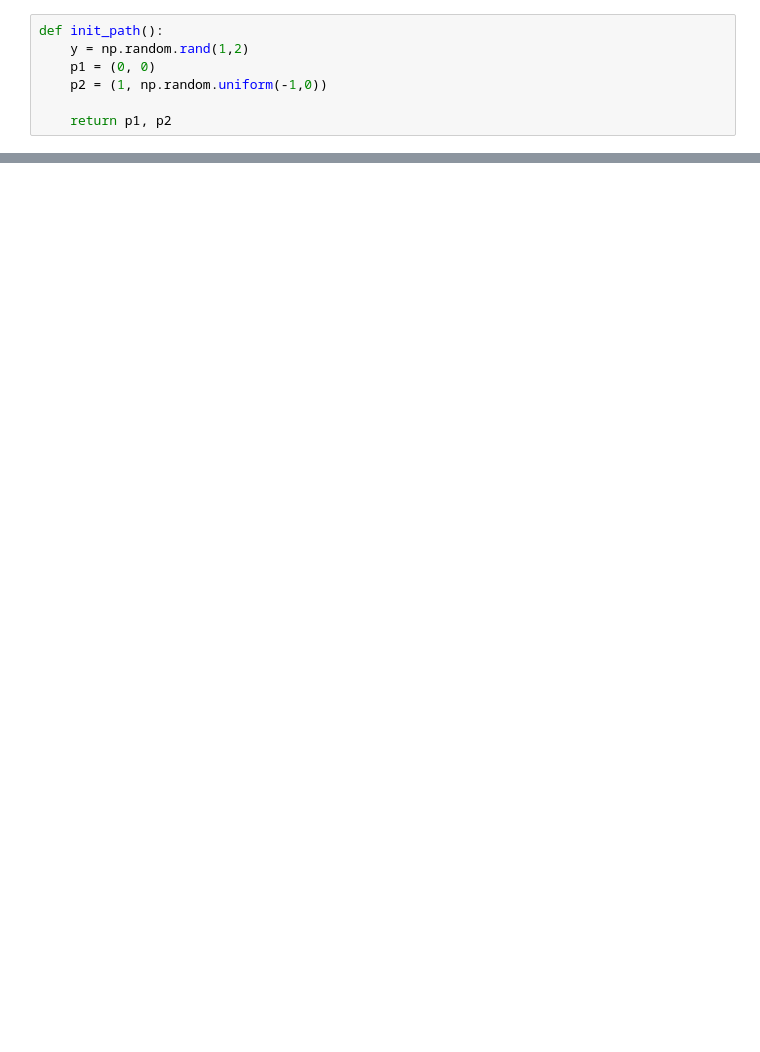
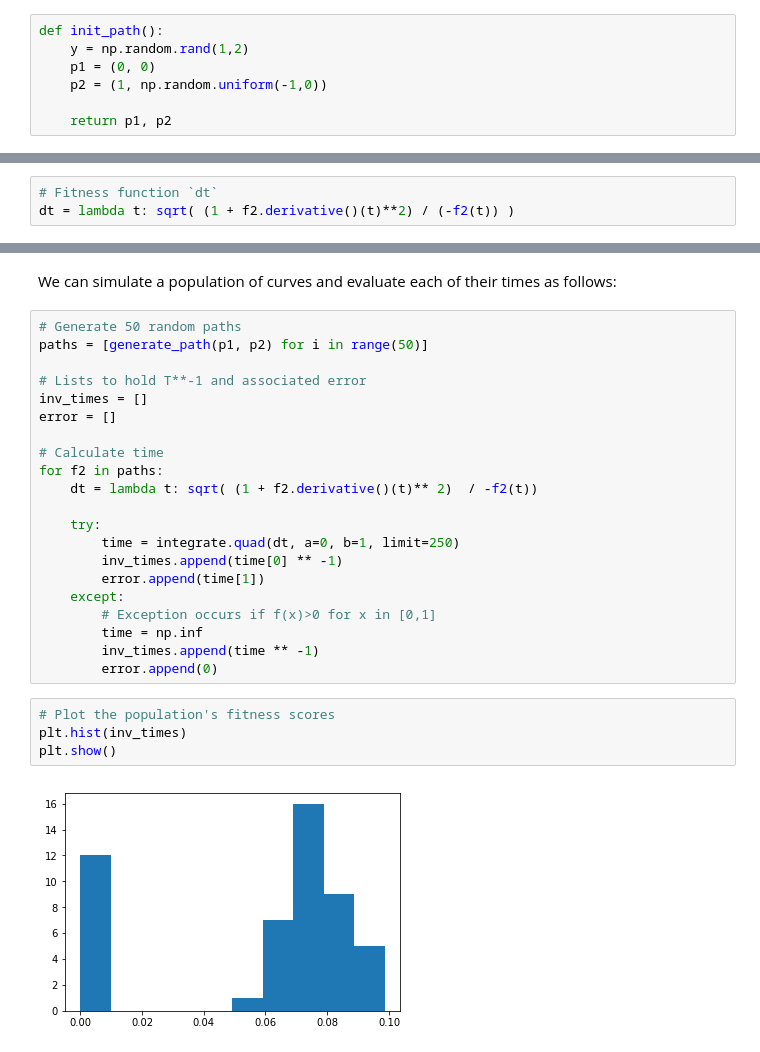
Before and after one commit to eigenvivek/Genetic-Brachistochrone, a Jupyter notebook: genetic-brachistochrone.ipynb, the cells around one changed output, grey strips where cells are left out. Saved outputs shown, nothing was run; the diff lists cells and outputs as text; blank space fills up the shorter version.

```diff
--- a/genetic-brachistochrone.ipynb
+++ b/genetic-brachistochrone.ipynb
@@ -128,0 +190,3 @@ $$T = \int{dt} = \int_{0}^{x_n} \frac{ds}{v(x)} = \int_{0}^{x_n} \sqrt{\frac{1 +
+# %%
+# Fitness function `dt`
+dt = lambda t: sqrt( (1 + f2.derivative()(t)**2) / (-f2(t)) )
@@ -128,0 +201,29 @@ $$T = \int{dt} = \int_{0}^{x_n} \frac{ds}{v(x)} = \int_{0}^{x_n} \sqrt{\frac{1 +
+# %% [markdown]
+We can simulate a population of curves and evaluate each of their times as follows:
+# %%
+# Generate 50 random paths
+paths = [generate_path(p1, p2) for i in range(50)]
+
+# Lists to hold T**-1 and associated error
+inv_times = []
+error = []
+
+# Calculate time
+for f2 in paths:
+    dt = lambda t: sqrt( (1 + f2.derivative()(t)** 2)  / -f2(t))
+
+    try:
+        time = integrate.quad(dt, a=0, b=1, limit=250)
+        inv_times.append(time[0] ** -1)
+        error.append(time[1])
+    except:
+        # Exception occurs if f(x)>0 for x in [0,1]
+        time = np.inf
+        inv_times.append(time ** -1)
+        error.append(0)
+# %%
+# Plot the population's fitness scores
+plt.hist(inv_times)
+plt.show()
+# %% [output]
+[figure, added]
```
Also changed, not shown: parts of 23 cells of this notebook.
